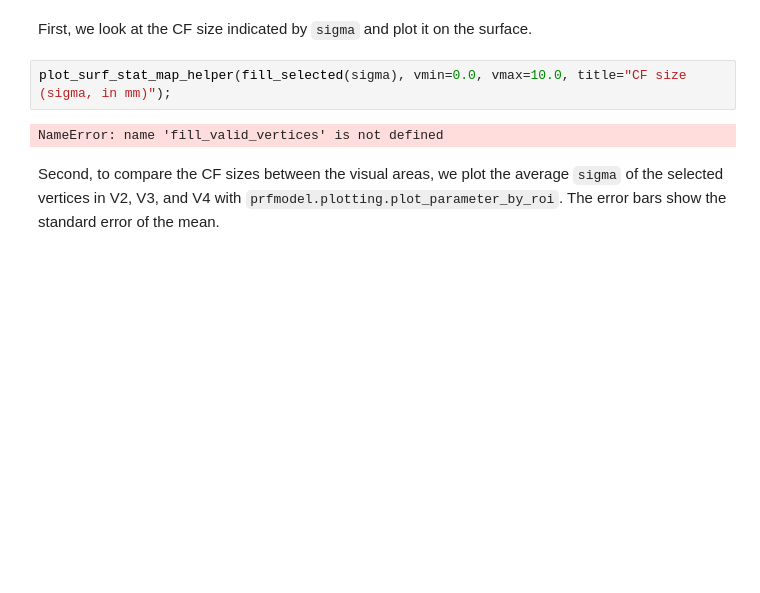
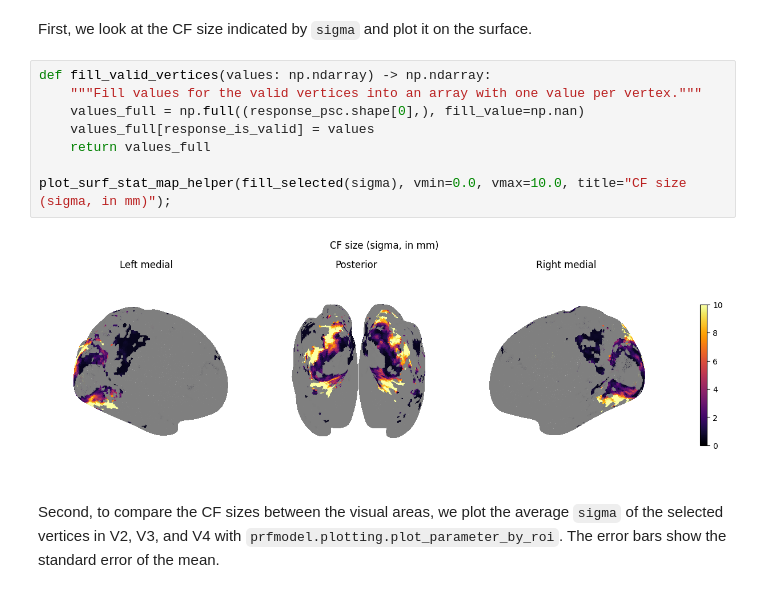
Before and after one commit to martaangelo/prf, a Jupyter notebook: notebooks/workshop/04-cf-visual-fmri.ipynb, the cells around one changed output. Saved outputs shown, nothing was run; the diff lists cells and outputs as text; blank space fills up the shorter version.

```diff
--- a/notebooks/workshop/04-cf-visual-fmri.ipynb
+++ b/notebooks/workshop/04-cf-visual-fmri.ipynb
@@ -810,9 +810,15 @@ dtype: float64
 # %% [markdown]
 First, we look at the CF size indicated by `sigma` and plot it on the surface.
 # %%
+def fill_valid_vertices(values: np.ndarray) -> np.ndarray:
+    """Fill values for the valid vertices into an array with one value per vertex."""
+    values_full = np.full((response_psc.shape[0],), fill_value=np.nan)
+    values_full[response_is_valid] = values
+    return values_full
+
 plot_surf_stat_map_helper(fill_selected(sigma), vmin=0.0, vmax=10.0, title="CF size (sigma, in mm)");
 # %% [output]
-NameError: name 'fill_valid_vertices' is not defined
+[figure, added]
 # %% [markdown]
 Second, to compare the CF sizes between the visual areas, we plot the average `sigma` of the selected vertices in V2, V3, and V4 with `prfmodel.plotting.plot_parameter_by_roi`. The error bars show the standard error of the mean.
 # %%
```
